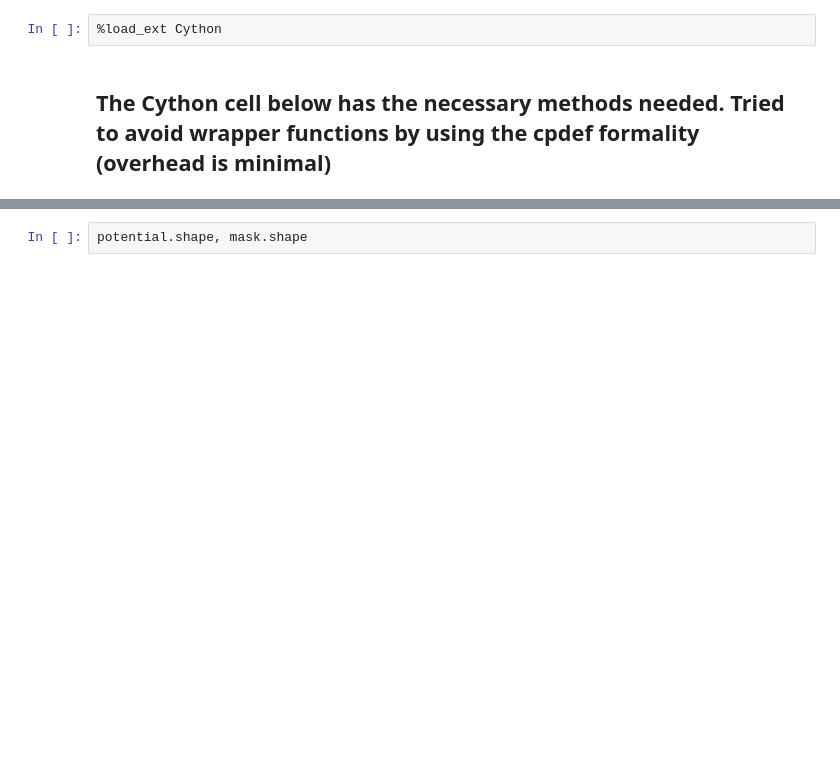
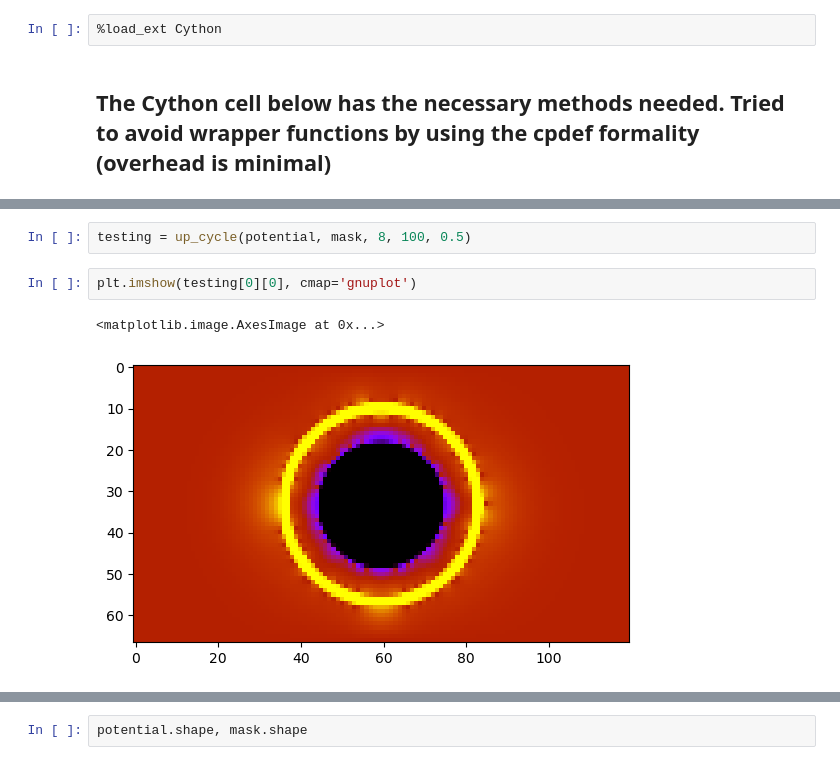
Before and after one commit to dcthecook/electrodynamics, a Jupyter notebook: CYTHON_Jacobi_Multiprocessed.ipynb, the cells around one changed output, grey strips where cells are left out. Drawn from its saved outputs; the diff is of its cells as text; blank space fills up the shorter version.

```diff
--- a/CYTHON_Jacobi_Multiprocessed.ipynb
+++ b/CYTHON_Jacobi_Multiprocessed.ipynb
@@ -222,0 +253,7 @@ plt.show()
+# %%
+testing = up_cycle(potential, mask, 8, 100, 0.5)
+# %%
+plt.imshow(testing[0][0], cmap='gnuplot')
+# %% [output]
+<matplotlib.image.AxesImage at 0x...>
+[figure, added]
```
Also changed, not shown: parts of 45 cells of this notebook.
